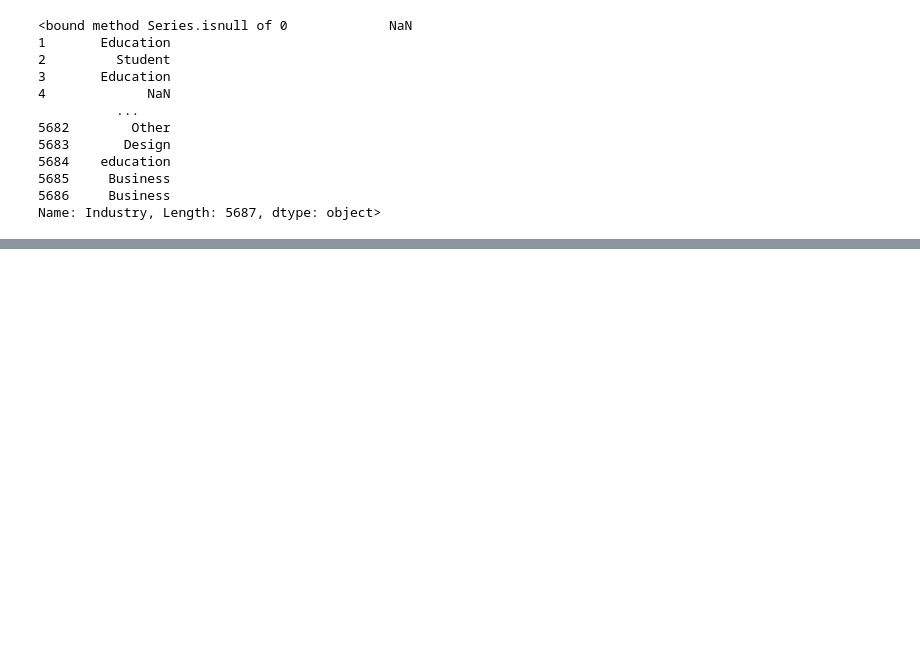
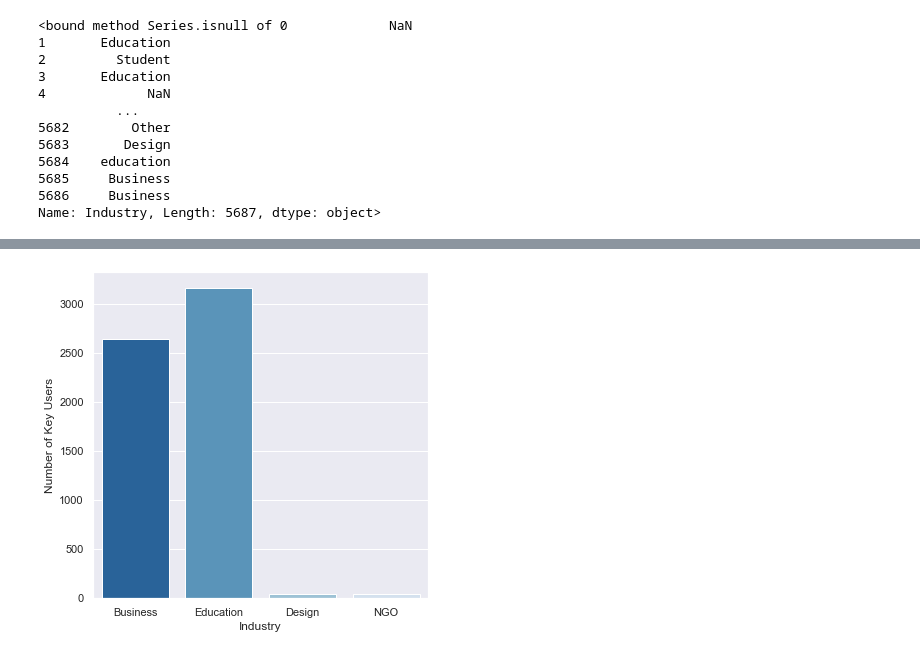
Before and after one commit to elysem01/Emaze-Analytics, a Jupyter notebook: EDA_key_users.ipynb, the cells around one changed output, grey strips where cells are left out. Cells and saved outputs as stored; diff of their text form; code cells hidden in the pictures; blank space fills up the shorter version.

```diff
--- a/EDA_key_users.ipynb
+++ b/EDA_key_users.ipynb
@@ -579,0 +611,7 @@ Name: Industry, Length: 5687, dtype: object>
+# %%
+d = {"Industry": ["Business", "Education", "Design", "NGO"], "Number of Key Users": [2645, 3166, 46, 42]}
+pu_catg = pd.DataFrame(data=d)
+# %%
+ax = sns.barplot(x="Industry", y="Number of Key Users", data=pu_catg, palette="Blues_r")
+# %% [output]
+[figure, added]
```
Also changed, not shown: parts of 11 cells of this notebook.
